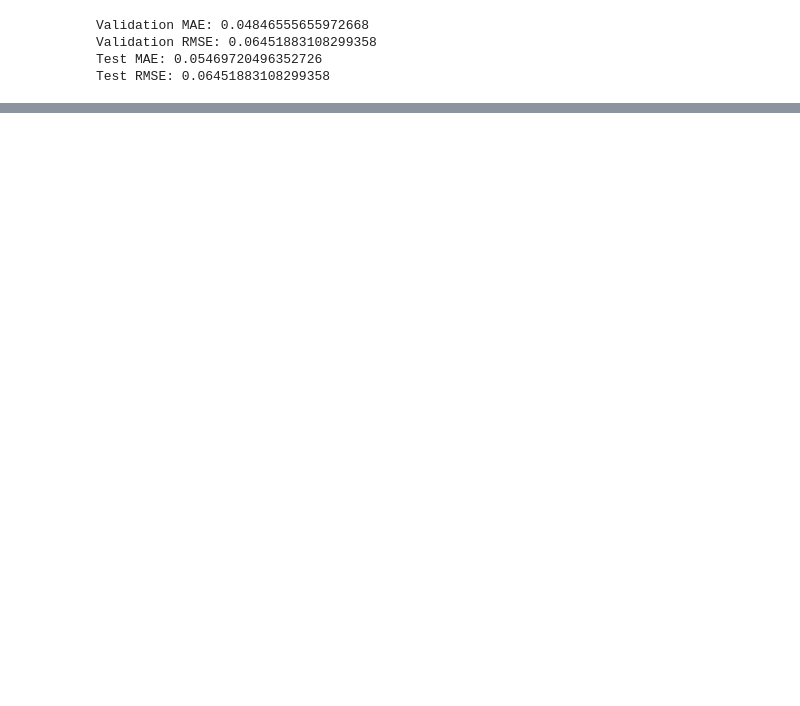
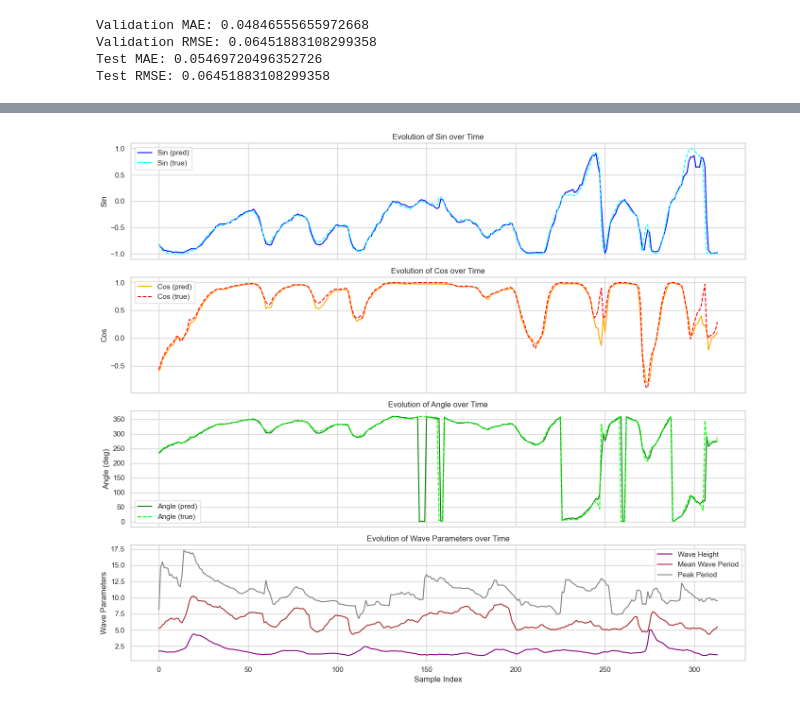
Before and after one commit to margaridanferreira/LAB, a Jupyter notebook: Project/ERA5.ipynb, the cells around one changed output, grey strips where cells are left out. Drawn from its saved outputs; the diff is of its cells as text; code cells hidden in the pictures; blank space fills up the shorter version.

```diff
--- a/Project/ERA5.ipynb
+++ b/Project/ERA5.ipynb
@@ -801,6 +801,7 @@ from sklearn.ensemble import GradientBoostingRegressor
 
 target = "swh_cop"
 LAGS = 48
+horizon = 24
 df_model["time"] = pd.to_datetime(df_model["time"], format='%d/%m/%Y %H:%M')
 # Create lag features
 for lag in range(1, LAGS + 1):
@@ -844,7 +845,7 @@ print("Validation MAE:", mean_absolute_error(y_val, val_pred))
 print("Validation RMSE:", np.sqrt(mean_squared_error(y_val, val_pred)))
 
 # Recursive 48h forecast
-def recursive_forecast(x0, model, horizon=48):
+def recursive_forecast(x0, model, horizon=horizon):
     x = x0.copy()
     preds = []
 
@@ -905,6 +883,7 @@ import pandas as pd
 # Targets to predict
 wave_targets = ['swh_cop', 'mwp_cop', 'mwd_cop_cos','mwd_cop_sin', 'peak_period_cop']
 LAGS = 48
+horizon = 48
 
 # Ensure we have a modeling DataFrame
 try:
@@ -956,7 +935,7 @@ for i, tgt in enumerate(wave_targets):
     print(f'{tgt}: MAE={mae:.4f}, RMSE={rmse:.4f}')
 
 # Recursive multi-step forecasting (updates lagged features for all targets)
-def recursive_forecast(x0, model, horizon=48):
+def recursive_forecast(x0, model, horizon):
     x = x0.copy(deep=True)
     preds = []
     for _ in range(horizon):
@@ -979,11 +958,6 @@ for i, tgt in enumerate(wave_targets):
     mae = mean_absolute_error(y_test.iloc[:, i], test_preds[:, i])
     rmse = np.sqrt(mean_squared_error(y_test.iloc[:, i], test_preds[:, i]))
     print(f'{tgt}: MAE={mae:.4f}, RMSE={rmse:.4f}')
-
-# Example: 48-hour forecast for the first test row
-fcst48 = recursive_forecast(X_test.iloc[[0]], model, horizon=48)
-print('\n48-hour forecast shape:', fcst48.shape)
-print(pd.DataFrame(fcst48[:5, :], columns=wave_targets))
 # %% [output]
 --- Validation metrics (per target) ---
 swh_cop: MAE=0.0518, RMSE=0.0692
@@ -1128,0 +986,84 @@ Direção Média (Cosseno) -0.465616 0.031065 -0.596562 -0.448410 0.148152 0.047
+# %%
+# Evolution of parameters over time and error for chosen horizon
+import matplotlib.pyplot as plt
+import numpy as np
+import pandas as pd
+
+# Extract sin/cos and angle components from the predictions
+sin_vals = test_preds[:, next((i for i, t in enumerate(wave_targets) if t.endswith('_sin')), None)]
+cos_vals = test_preds[:, next((i for i, t in enumerate(wave_targets) if t.endswith('_cos')), None)]
+
+# Convert back to angles
+gen_angle_rad = np.arctan2(sin_vals, cos_vals)
+gen_angle_deg = np.degrees(gen_angle_rad)
+gen_angle_deg = np.where(gen_angle_deg < 0, gen_angle_deg + 360, gen_angle_deg)
+
+# Create a DataFrame for easy viewing
+results_df = pd.DataFrame({
+    'Sin (mwd_cop)': sin_vals,
+    'Cos (mwd_cop)': cos_vals,
+    'Angle (degrees)': gen_angle_deg,
+    'Wave Height (swh_cop)': test_preds[:, wave_targets.index('swh_cop')],
+    'Mean Wave Period (mwp_cop)': test_preds[:, wave_targets.index('mwp_cop')],
+    'Peak Period (peak_period_cop)': test_preds[:, wave_targets.index('peak_period_cop')],
+})
+
+# Get true values from test set
+sin_idx = next((i for i, t in enumerate(wave_targets) if t.endswith('_sin')), None)
+cos_idx = next((i for i, t in enumerate(wave_targets) if t.endswith('_cos')), None)
+y_sin_true = y_test.iloc[:, sin_idx].values
+y_cos_true = y_test.iloc[:, cos_idx].values
+angle_true_rad = np.arctan2(y_sin_true, y_cos_true)
+angle_true_deg = np.degrees(angle_true_rad)
+angle_true_deg = np.where(angle_true_deg < 0, angle_true_deg + 360, angle_true_deg)
+
+# Calculate errors
+sin_error = sin_vals - y_sin_true
+cos_error = cos_vals - y_cos_true
+angle_error_deg = np.abs(gen_angle_deg - angle_true_deg)
+angle_error_deg = np.where(angle_error_deg > 180, 360 - angle_error_deg, angle_error_deg)
+
+# Plot evolution of parameters over time
+fig, axs = plt.subplots(4, 1, figsize=(14, 12), sharex=True)
+time_indices = np.arange(len(sin_vals))
+axs[0].plot(time_indices, sin_vals, label='Sin (pred)', color='blue')
+axs[0].plot(time_indices, y_sin_true, label='Sin (true)', color='cyan', linestyle='--')
+axs[0].set_ylabel('Sin')
+axs[0].legend()
+axs[0].set_title('Evolution of Sin over Time')
+
+axs[1].plot(time_indices, cos_vals, label='Cos (pred)', color='orange')
+axs[1].plot(time_indices, y_cos_true, label='Cos (true)', color='red', linestyle='--')
+axs[1].set_ylabel('Cos')
+axs[1].legend()
+axs[1].set_title('Evolution of Cos over Time')
+
+axs[2].plot(time_indices, gen_angle_deg, label='Angle (pred)', color='green')
+axs[2].plot(time_indices, angle_true_deg, label='Angle (true)', color='lime', linestyle='--')
+axs[2].set_ylabel('Angle (deg)')
+axs[2].legend()
+axs[2].set_title('Evolution of Angle over Time')
+
+axs[3].plot(time_indices, results_df['Wave Height (swh_cop)'], label='Wave Height', color='purple')
+axs[3].plot(time_indices, results_df['Mean Wave Period (mwp_cop)'], label='Mean Wave Period', color='brown')
+axs[3].plot(time_indices, results_df['Peak Period (peak_period_cop)'], label='Peak Period', color='gray')
+axs[3].set_ylabel('Wave Parameters')
+axs[3].legend()
+axs[3].set_title('Evolution of Wave Parameters over Time')
+axs[3].set_xlabel('Sample Index')
+
+plt.tight_layout()
+plt.show()
+
+# Show error statistics for the chosen horizon
+print("\nError Statistics for Chosen Horizon:")
+error_stats = pd.DataFrame({
+    'Error Type': ['Sin Error', 'Cos Error', 'Angle Error (degrees)'],
+    'Mean': [sin_error.mean(), cos_error.mean(), angle_error_deg.mean()],
+    'Std Dev': [sin_error.std(), cos_error.std(), angle_error_deg.std()],
+    'MAE': [np.abs(sin_error).mean(), np.abs(cos_error).mean(), np.abs(angle_error_deg).mean()],
+    'RMSE': [np.sqrt(np.mean(sin_error**2)), np.sqrt(np.mean(cos_error**2)), np.sqrt(np.mean(angle_error_deg**2))]
+})
+print(error_stats.to_string(index=False))
+# %% [output]
+[figure, added]
```
Also changed, not shown: parts of 15 cells of this notebook.
